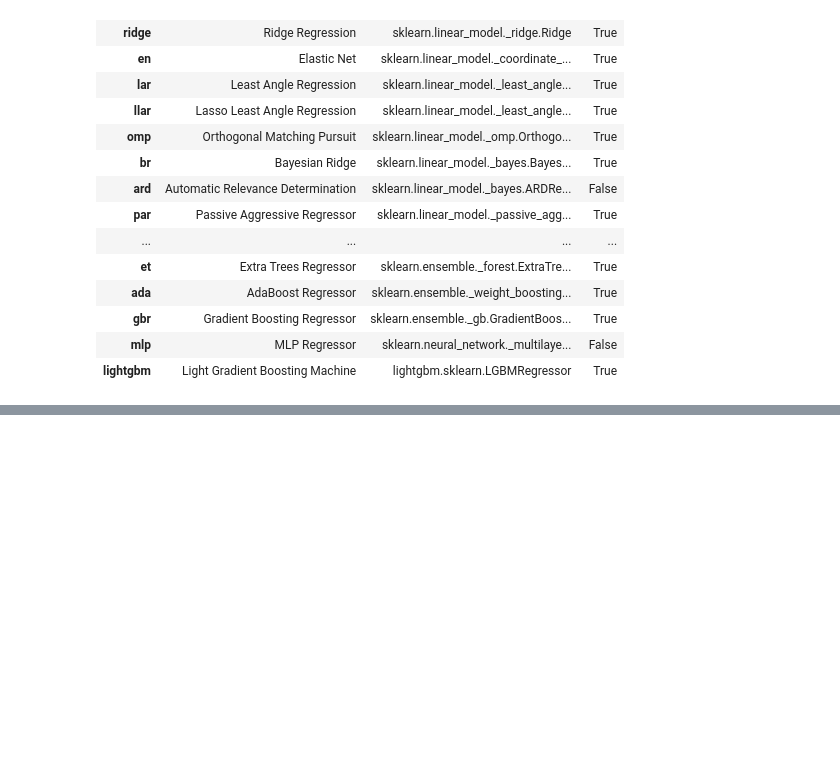
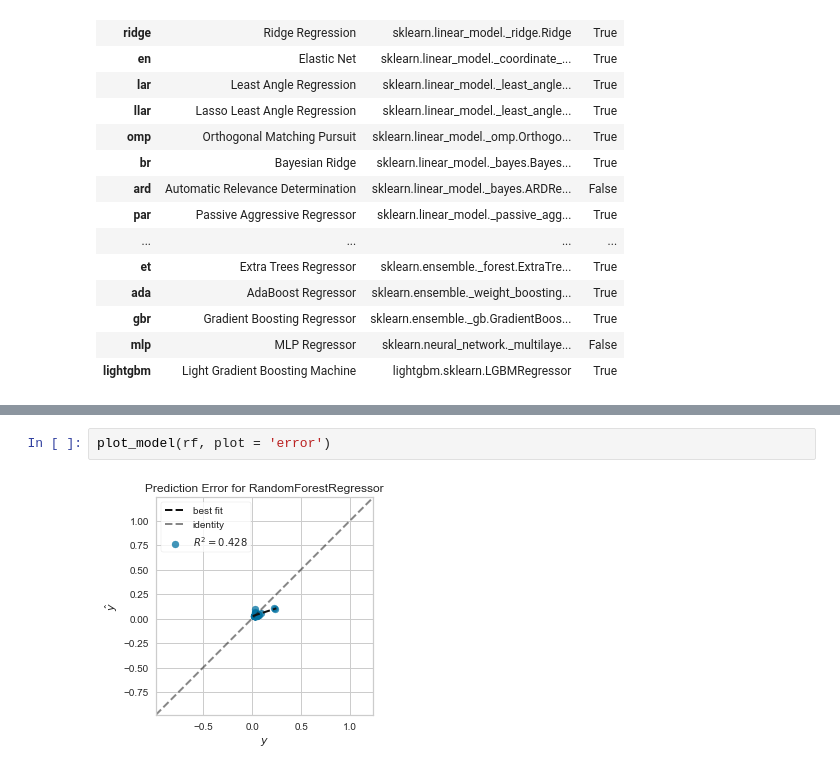
Before and after one commit to Haydenfiege/utility-forecaster, a Jupyter notebook: pycaret_forecast/pycaret_test.ipynb, the cells around one changed output, grey strips where cells are left out. Drawn from its saved outputs; the diff is of its cells as text; blank space fills up the shorter version.

```diff
--- a/pycaret_forecast/pycaret_test.ipynb
+++ b/pycaret_forecast/pycaret_test.ipynb
@@ -172,0 +242,4 @@ AdaBoostRegressor(base_estimator=None, learning_rate=0.05, loss='linear',
+# %%
+plot_model(rf, plot = 'error')
+# %% [output]
+[figure, added]
```
Also changed, not shown: parts of 38 cells of this notebook.
